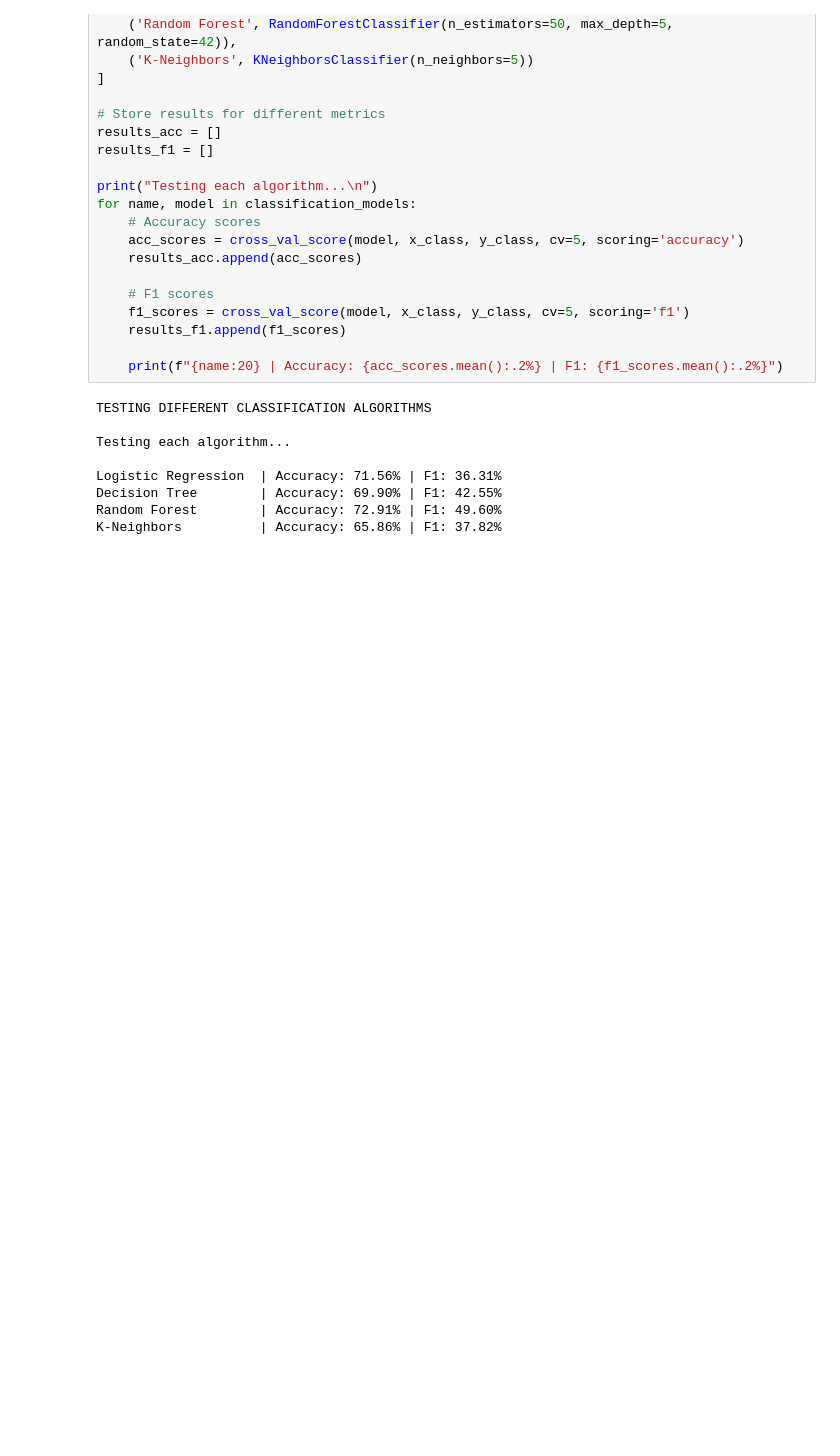
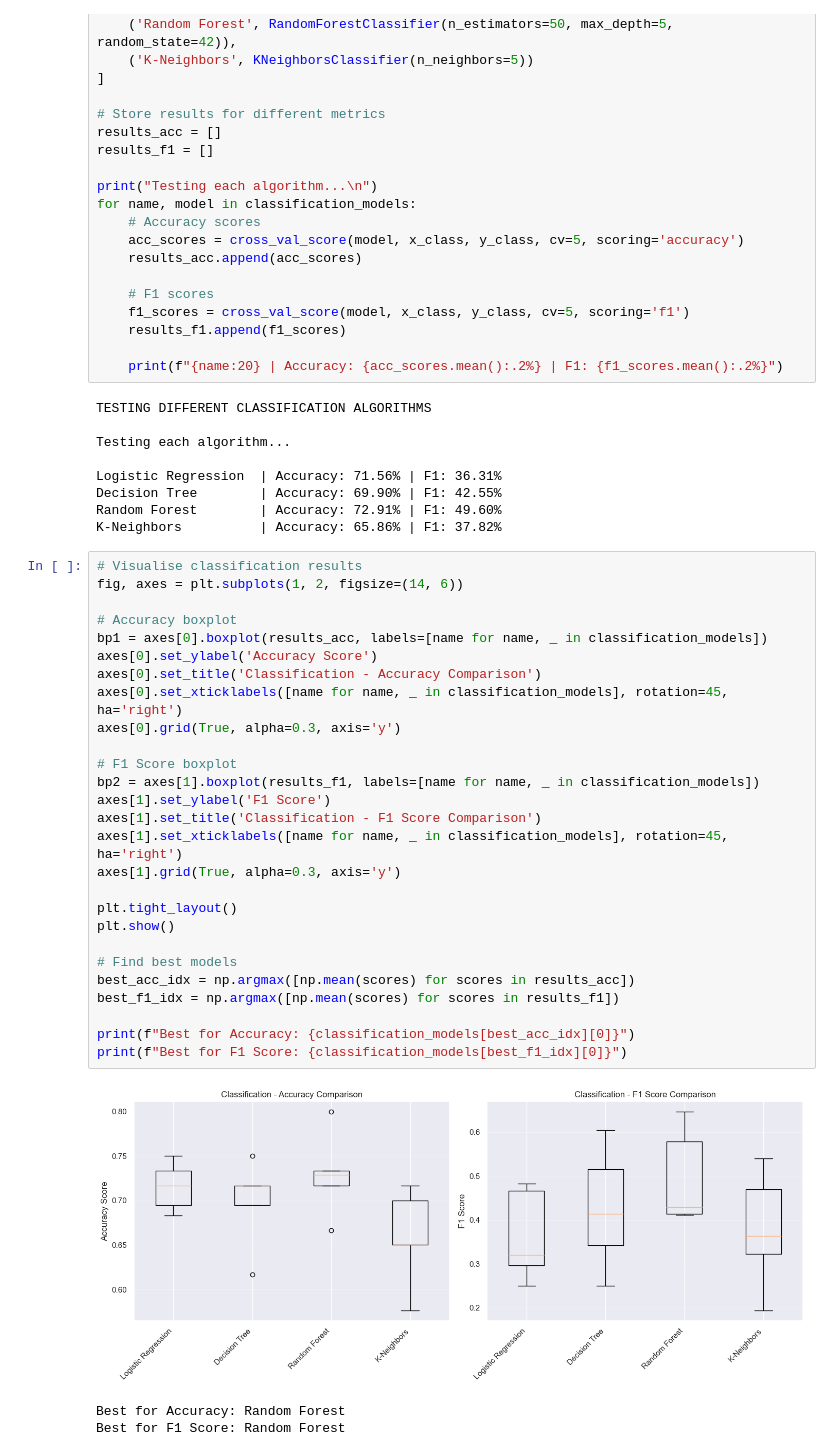
Before and after one commit to BhavitaL/heart_failure_clinical_study, a Jupyter notebook: jupyter_notebooks/heart_failure_clinical_study.ipynb, the cells around one changed output. Saved outputs shown, nothing was run; the diff lists cells and outputs as text; blank space fills up the shorter version.

```diff
--- a/jupyter_notebooks/heart_failure_clinical_study.ipynb
+++ b/jupyter_notebooks/heart_failure_clinical_study.ipynb
@@ -279,3 +302,34 @@ Logistic Regression  | Accuracy: 71.56% | F1: 36.31%
 Decision Tree        | Accuracy: 69.90% | F1: 42.55%
 Random Forest        | Accuracy: 72.91% | F1: 49.60%
 K-Neighbors          | Accuracy: 65.86% | F1: 37.82%
+# %%
+# Visualise classification results
+fig, axes = plt.subplots(1, 2, figsize=(14, 6))
+
+# Accuracy boxplot
+bp1 = axes[0].boxplot(results_acc, labels=[name for name, _ in classification_models])
+axes[0].set_ylabel('Accuracy Score')
+axes[0].set_title('Classification - Accuracy Comparison')
+axes[0].set_xticklabels([name for name, _ in classification_models], rotation=45, ha='right')
+axes[0].grid(True, alpha=0.3, axis='y')
+
+# F1 Score boxplot
+bp2 = axes[1].boxplot(results_f1, labels=[name for name, _ in classification_models])
+axes[1].set_ylabel('F1 Score')
+axes[1].set_title('Classification - F1 Score Comparison')
+axes[1].set_xticklabels([name for name, _ in classification_models], rotation=45, ha='right')
+axes[1].grid(True, alpha=0.3, axis='y')
+
+plt.tight_layout()
+plt.show()
+
+# Find best models
+best_acc_idx = np.argmax([np.mean(scores) for scores in results_acc])
+best_f1_idx = np.argmax([np.mean(scores) for scores in results_f1])
+
+print(f"Best for Accuracy: {classification_models[best_acc_idx][0]}")
+print(f"Best for F1 Score: {classification_models[best_f1_idx][0]}")
+# %% [output]
+[figure, added]
+Best for Accuracy: Random Forest
+Best for F1 Score: Random Forest
```
Also changed, not shown: parts of 3 cells of this notebook, 1 other file.
